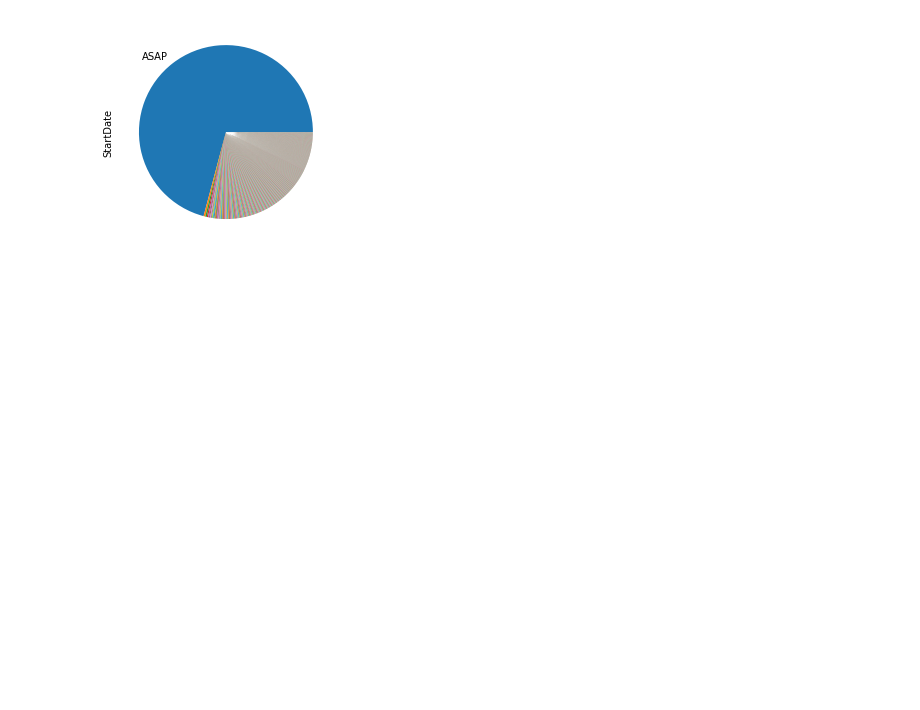
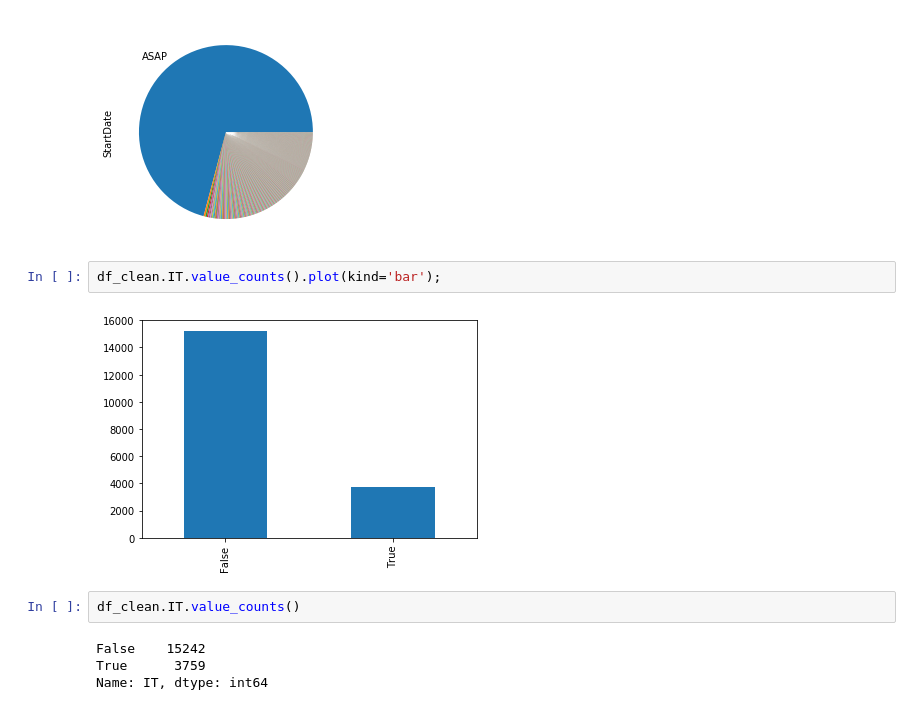
Before and after one commit to lizvqz/armenian_job_postings, a Jupyter notebook: Armenian Job Postings.ipynb, the cells around one changed output. Cells and saved outputs as stored; diff of their text form; blank space fills up the shorter version.

Commit message:
feat: Add bar plot of number of IT jobs

```diff
--- a/Armenian Job Postings.ipynb
+++ b/Armenian Job Postings.ipynb
@@ -226,3 +226,13 @@ labels[0] = 'ASAP'
 df_clean.StartDate.value_counts().plot(kind='pie', labels=labels);
 # %% [output]
 [figure]
+# %%
+df_clean.IT.value_counts().plot(kind='bar');
+# %% [output]
+[figure, added]
+# %%
+df_clean.IT.value_counts()
+# %% [output]
+False    15242
+True      3759
+Name: IT, dtype: int64
```
